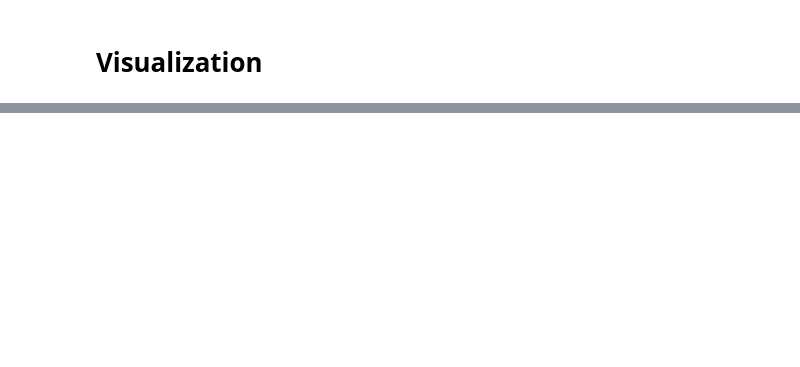
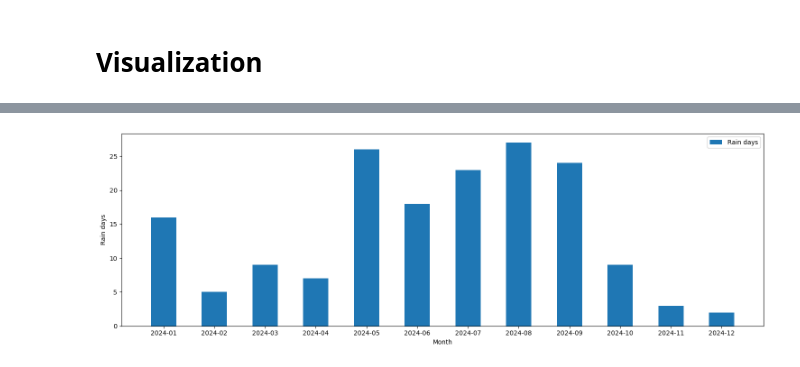
Before and after one commit to tannedjames/2526-LTXLDL-Project-AIT2006-4-3.2, a Jupyter notebook: trong/src/main.ipynb, the cells around one changed output, grey strips where cells are left out. Drawn from its saved outputs; the diff is of its cells as text; code cells hidden in the pictures; blank space fills up the shorter version.

```diff
--- a/trong/src/main.ipynb
+++ b/trong/src/main.ipynb
@@ -435,0 +490,13 @@ FileNotFoundError: [Errno 2] No such file or directory: '../processed/daily_weat
+# %%
+daily_rain = clean_df['prcp'].resample('D').sum()
+rain_days = (daily_rain >= 1).resample('ME').sum()
+plt.figure(figsize=(15, 5))
+x_labels = rain_days.index.strftime('%Y-%m')
+plt.bar(x_labels, rain_days.values, label='Rain days', width=0.5)
+plt.xlabel('Month')
+plt.ylabel('Rain days')
+plt.legend()
+plt.tight_layout()
+plt.savefig('../figures/Rain_Days_Per_Month.png')
+# %% [output]
+[figure, added]
```
Also changed, not shown: parts of 8 cells of this notebook.
